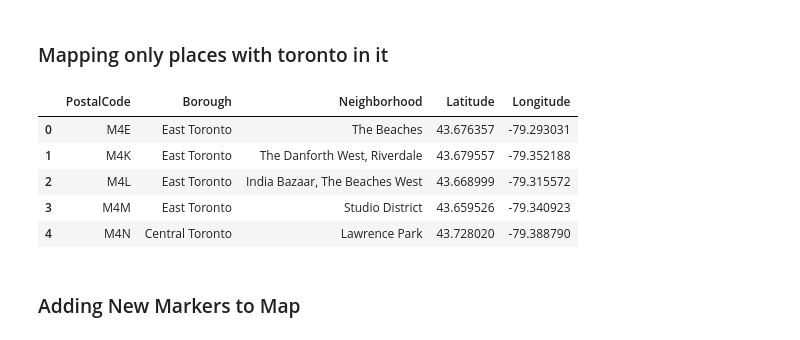
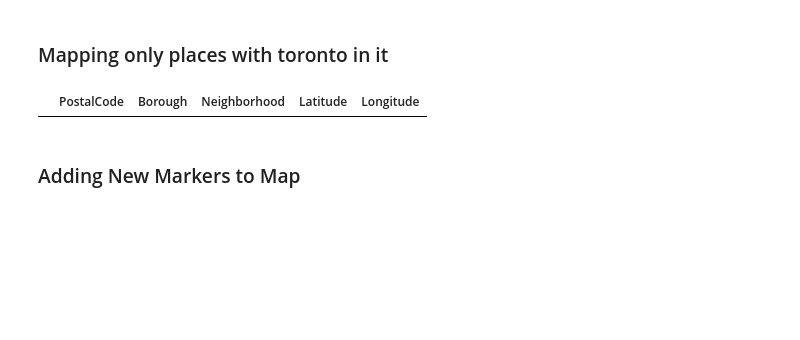
Before and after one commit to elinn-sarah/Coursera_Capstone, a Jupyter notebook: Neighborhood Analysis.ipynb, the cells around one changed output. Saved outputs shown, nothing was run; the diff lists cells and outputs as text; code cells hidden in the pictures; blank space fills up the shorter version.

Commit message:
Published from Watson Studio.

```diff
--- a/Neighborhood Analysis.ipynb
+++ b/Neighborhood Analysis.ipynb
@@ -134,15 +145,10 @@ map1
 # %% [markdown]
 ### Mapping only places with toronto in it
 # %%
-df_toronto_new = df_toronto[df_toronto['Borough'].str.contains('Toronto')].reset_index(drop=True)
+df_toronto_new = df_toronto[df_toronto['Neighborhood'].str.contains('Lawrenceburg', "Davisville")].reset_index(drop=True)
 df_toronto_new.head()
 # %% [output]
 |  | PostalCode | Borough | Neighborhood | Latitude | Longitude |
-| 0 | M4E | East Toronto | The Beaches | 43.676357 | -79.293031 |
-| 1 | M4K | East Toronto | The Danforth West, Riverdale | 43.679557 | -79.352188 |
-| 2 | M4L | East Toronto | India Bazaar, The Beaches West | 43.668999 | -79.315572 |
-| 3 | M4M | East Toronto | Studio District | 43.659526 | -79.340923 |
-| 4 | M4N | Central Toronto | Lawrence Park | 43.728020 | -79.388790 |
 # %% [markdown]
 ### Adding New Markers to Map
 # %%
```
Also changed, not shown: parts of 25 cells of this notebook.
